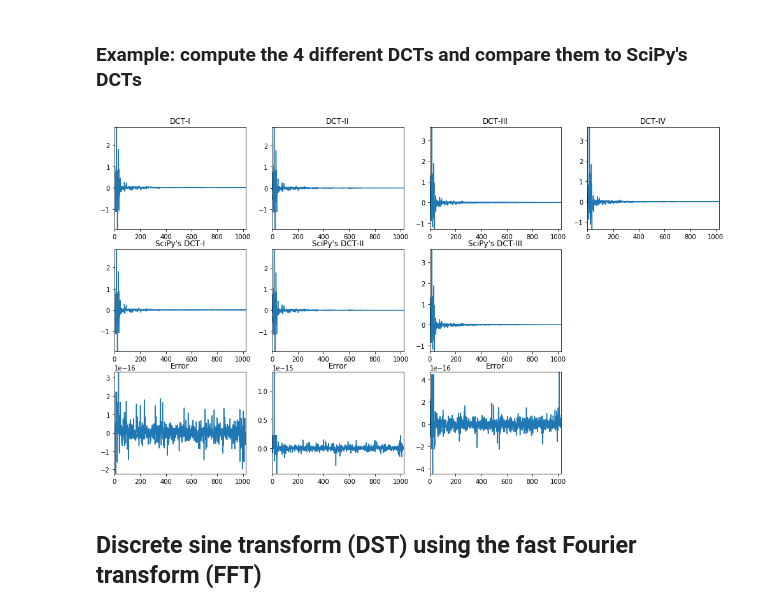
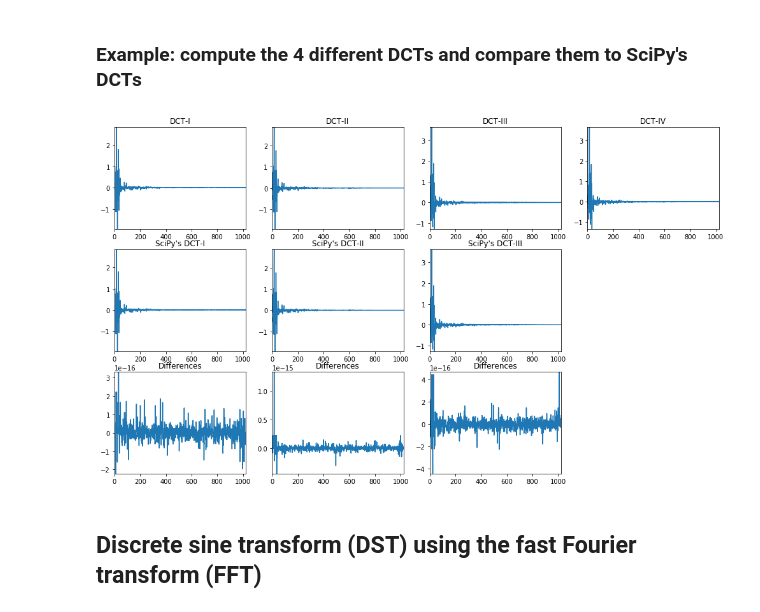
Before and after one commit to zafarrafii/Zaf-Python, a Jupyter notebook: examples.ipynb, the cells around one changed output. Saved outputs shown, nothing was run; the diff lists cells and outputs as text; code cells hidden in the pictures.

```diff
--- a/examples.ipynb
+++ b/examples.ipynb
@@ -369,38 +369,38 @@ audio_signal = np.mean(audio_signal, 1)
 
 # Get an audio segment for a given window length
 window_length = 1024
 audio_segment = audio_signal[0:window_length]
 
 # Compute the DCT-I, II, III, and IV
 audio_dct1 = zaf.dct(audio_segment, 1)
 audio_dct2 = zaf.dct(audio_segment, 2)
 audio_dct3 = zaf.dct(audio_segment, 3)
 audio_dct4 = zaf.dct(audio_segment, 4)
 
 # Comput SciPy's DCT-I (properly orthogonalized), II, and III (SciPy does not have a DCT-IV!)
 audio_segment1 = audio_segment.copy()
 audio_segment1[[0, -1]] = audio_segment1[[0, -1]]*np.sqrt(2)
 scipy_dct1 = scipy.fftpack.dct(audio_segment1, axis=0, type=1, norm=None)
 scipy_dct1[[0, -1]] = scipy_dct1[[0, -1]]/np.sqrt(2)
 scipy_dct1 = scipy_dct1*np.sqrt(2/(window_length-1)) / 2
 scipy_dct2 = scipy.fftpack.dct(audio_segment, axis=0, type=2, norm="ortho")
 scipy_dct3 = scipy.fftpack.dct(audio_segment, axis=0, type=3, norm="ortho")
 
-# Plot the DCT-I, II, III, and IV, SciPy's versions, and the errors
+# Plot the DCT-I, II, III, and IV, SciPy's versions, and their differences
 plt.figure(figsize=(17,10))
 plt.subplot(3, 4, 1), plt.plot(audio_dct1), plt.autoscale(tight=True), plt.title("DCT-I")
 plt.subplot(3, 4, 2), plt.plot(audio_dct2), plt.autoscale(tight=True), plt.title("DCT-II")
 plt.subplot(3, 4, 3), plt.plot(audio_dct3), plt.autoscale(tight=True), plt.title("DCT-III")
 plt.subplot(3, 4, 4), plt.plot(audio_dct4), plt.autoscale(tight=True), plt.title("DCT-IV")
 plt.subplot(3, 4, 5), plt.plot(scipy_dct1), plt.autoscale(tight=True), plt.title("SciPy's DCT-I")
 plt.subplot(3, 4, 6), plt.plot(scipy_dct2), plt.autoscale(tight=True), plt.title("SciPy's DCT-II")
 plt.subplot(3, 4, 7), plt.plot(scipy_dct3), plt.autoscale(tight=True), plt.title("SciPy's DCT-III")
-plt.subplot(3, 4, 9), plt.plot(audio_dct1-scipy_dct1), plt.autoscale(tight=True), plt.title("Error")
-plt.subplot(3, 4, 10), plt.plot(audio_dct2-scipy_dct2), plt.autoscale(tight=True), plt.title("Error")
-plt.subplot(3, 4, 11), plt.plot(audio_dct3-scipy_dct3), plt.autoscale(tight=True), plt.title("Error")
+plt.subplot(3, 4, 9), plt.plot(audio_dct1-scipy_dct1), plt.autoscale(tight=True), plt.title("Differences")
+plt.subplot(3, 4, 10), plt.plot(audio_dct2-scipy_dct2), plt.autoscale(tight=True), plt.title("Differences")
+plt.subplot(3, 4, 11), plt.plot(audio_dct3-scipy_dct3), plt.autoscale(tight=True), plt.title("Differences")
 plt.show()
 # %% [output]
-[figure, old version]
+[figure, new version]
 # %% [markdown]
 ## <a id="dst"></a>Discrete sine transform (DST) using the fast Fourier transform (FFT)
 # %% [markdown]
```
Also changed, not shown: parts of 3 cells of this notebook, 3 other files.
